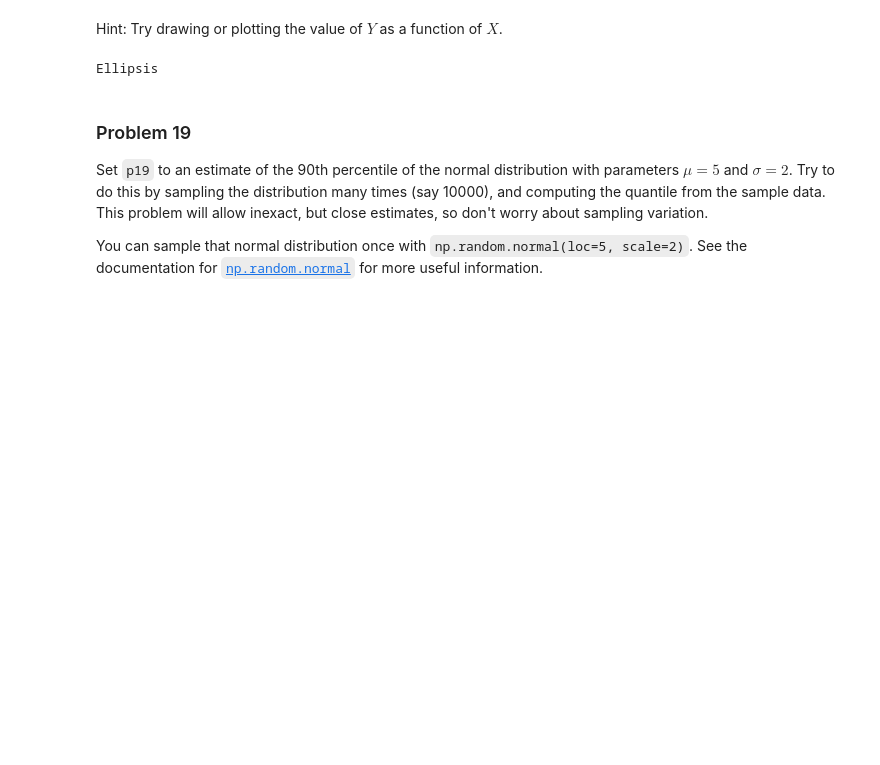
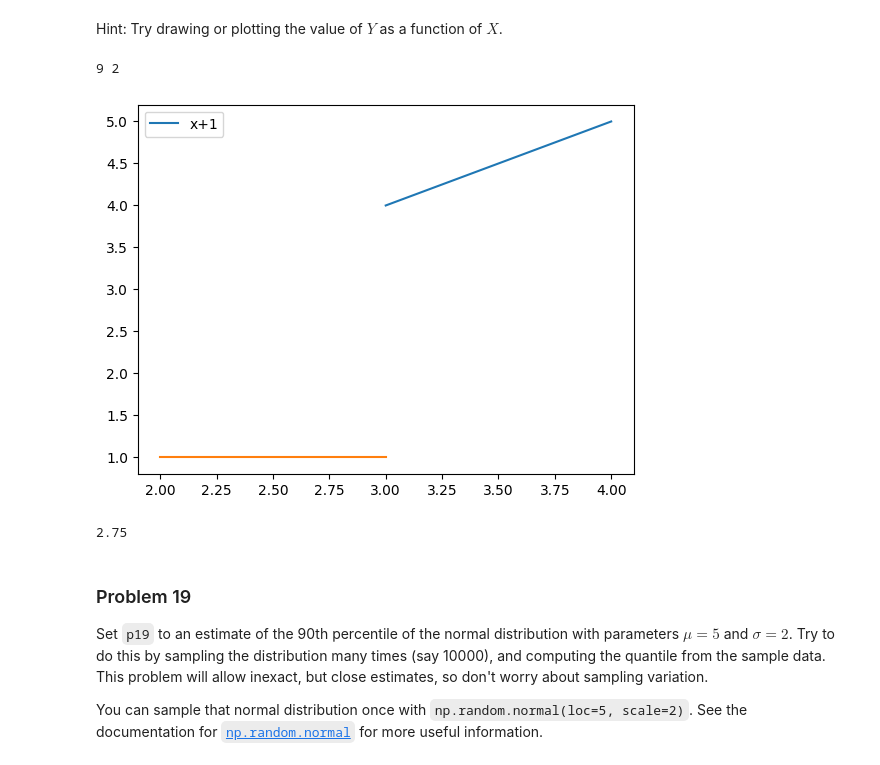
Before and after one commit to AL-Holmes/dx601-homework-05, a Jupyter notebook: homework.ipynb, the cells around one changed output. Drawn from its saved outputs; the diff is of its cells as text; code cells hidden in the pictures; blank space fills up the shorter version.

```diff
--- a/homework.ipynb
+++ b/homework.ipynb
@@ -566,7 +562,21 @@ p18 = ...
+# %%
+# YOUR CHANGES HERE
+
+x1=[3,4]
+x2=[2,3]
+
+plt.plot(x1,[x+1 for x in x1],label="x+1")
+plt.plot(x2,[1 for x in x2])
+plt.legend()
+# print(sum([x+1 for x in x1]),sum([1 for x in x2]))
+p18 = 11/4
+# %% [output]
+9 2
+[figure, added]
 # %%
 p18
 # %% [output]
-Ellipsis
+2.75
 # %% [markdown]
 ### Problem 19
 
```
Also changed, not shown: parts of 5 cells of this notebook.
